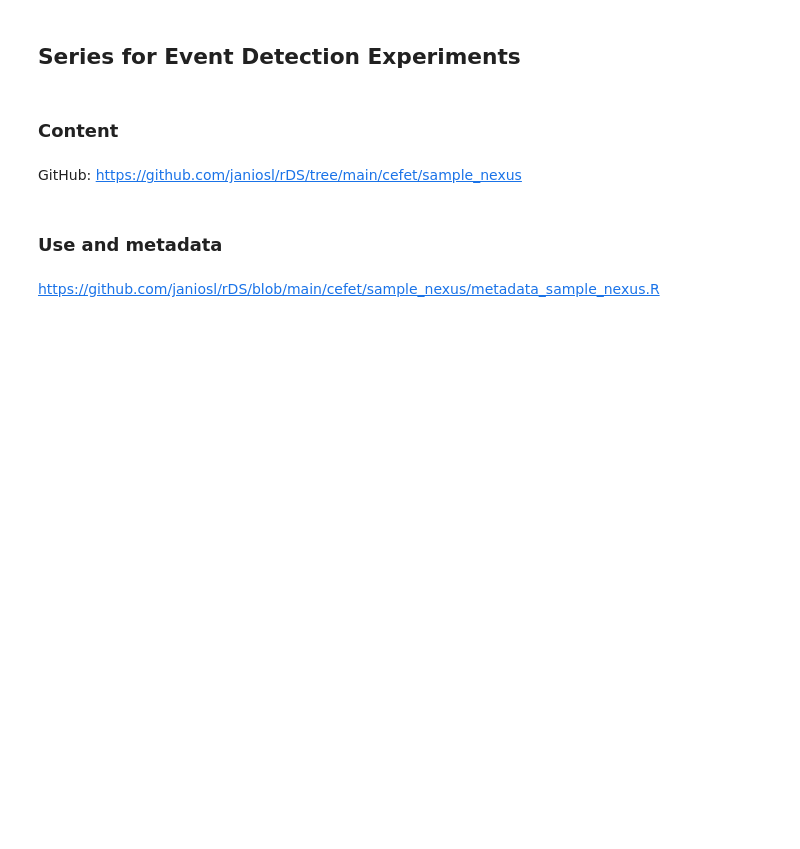
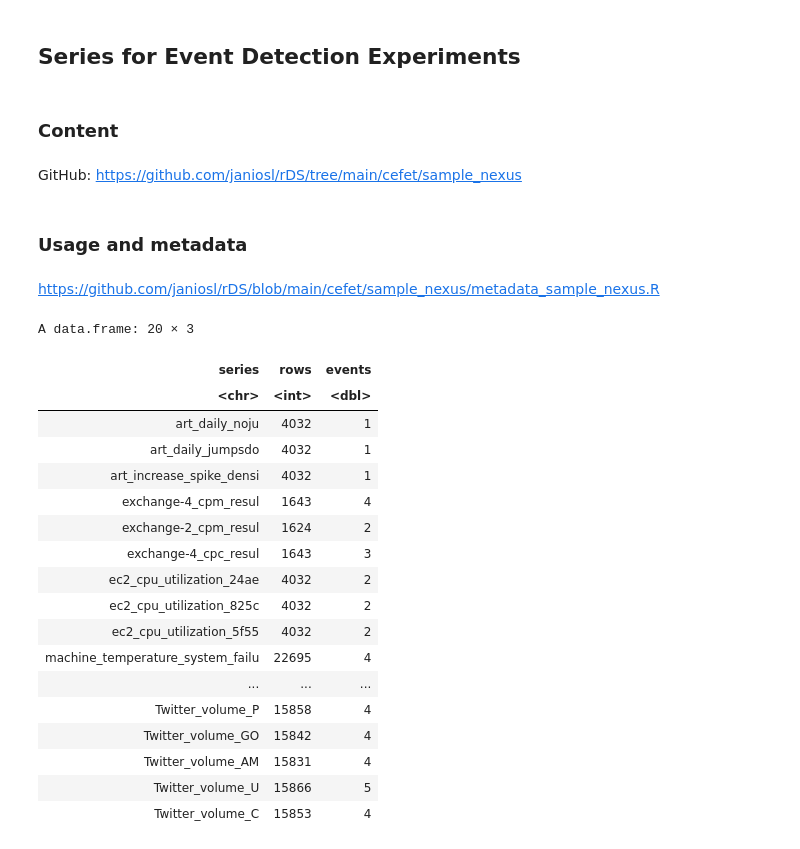
Before and after one commit to janiosl/rDS, a Jupyter notebook: cefet/dal_event_datasets.ipynb, the cells around one changed output. Drawn from its saved outputs; the diff is of its cells as text; code cells hidden in the pictures; blank space fills up the shorter version.

```diff
--- a/cefet/dal_event_datasets.ipynb
+++ b/cefet/dal_event_datasets.ipynb
@@ -188,7 +190,7 @@ plot(grf)
 # %% [markdown]
 GitHub: https://github.com/janiosl/rDS/tree/main/cefet/sample_nexus
 # %% [markdown]
-### Use and metadata
+### Usage and metadata
 # %% [markdown]
 https://github.com/janiosl/rDS/blob/main/cefet/sample_nexus/metadata_sample_nexus.R
 # %%
@@ -196,14 +199,44 @@ load("oil_3w_sample.RData")
 # %%
-summary(meta_3w)
+meta_nab <- data.frame(
+  series = names(nab_sample)
+)
 
-#Séries com eventos
-meta_3w[meta_3w$events > 0,]
-summary(meta_3w[meta_3w$events > 0,])
+nr <- c()
+j = 1
+for (j in 1:length(nab_sample)){
+  #print(nrow(nab_sample[[j]]))
+  nr <- append(nr, nrow(nab_sample[[j]]))
+}
 
-#Exceto séries inválidas (sem observações)
-meta_3w[meta_3w$rows > 0,]
-summary(meta_3w[meta_3w$rows > 0,])
+meta_nab$rows <- nr
 
+ev <- c()
+j = 1
+for(j in 1:length(nab_sample)){
+  #print(sum(nab_sample[[j]]$event))
+  ev <- append(ev, sum(nab_sample[[j]]$event))
+}
 
-head(oil_3w_sample[[5]])
-plot(as.ts(oil_3w_sample[[5]]$series))
+meta_nab$events <- ev
+
+meta_nab
+# %% [output]
+A data.frame: 20 × 3
+| series | rows | events |
+| <chr> | <int> | <dbl> |
+| art_daily_noju | 4032 | 1 |
+| art_daily_jumpsdo | 4032 | 1 |
+| art_increase_spike_densi | 4032 | 1 |
+| exchange-4_cpm_resul | 1643 | 4 |
+| exchange-2_cpm_resul | 1624 | 2 |
+| exchange-4_cpc_resul | 1643 | 3 |
+| ec2_cpu_utilization_24ae | 4032 | 2 |
+| ec2_cpu_utilization_825c | 4032 | 2 |
+| ec2_cpu_utilization_5f55 | 4032 | 2 |
+| machine_temperature_system_failu | 22695 | 4 |
+| ... | ... | ... |
+| Twitter_volume_P | 15858 | 4 |
+| Twitter_volume_GO | 15842 | 4 |
+| Twitter_volume_AM | 15831 | 4 |
+| Twitter_volume_U | 15866 | 5 |
+| Twitter_volume_C | 15853 | 4 |
```
Also changed, not shown: parts of 5 cells of this notebook.
